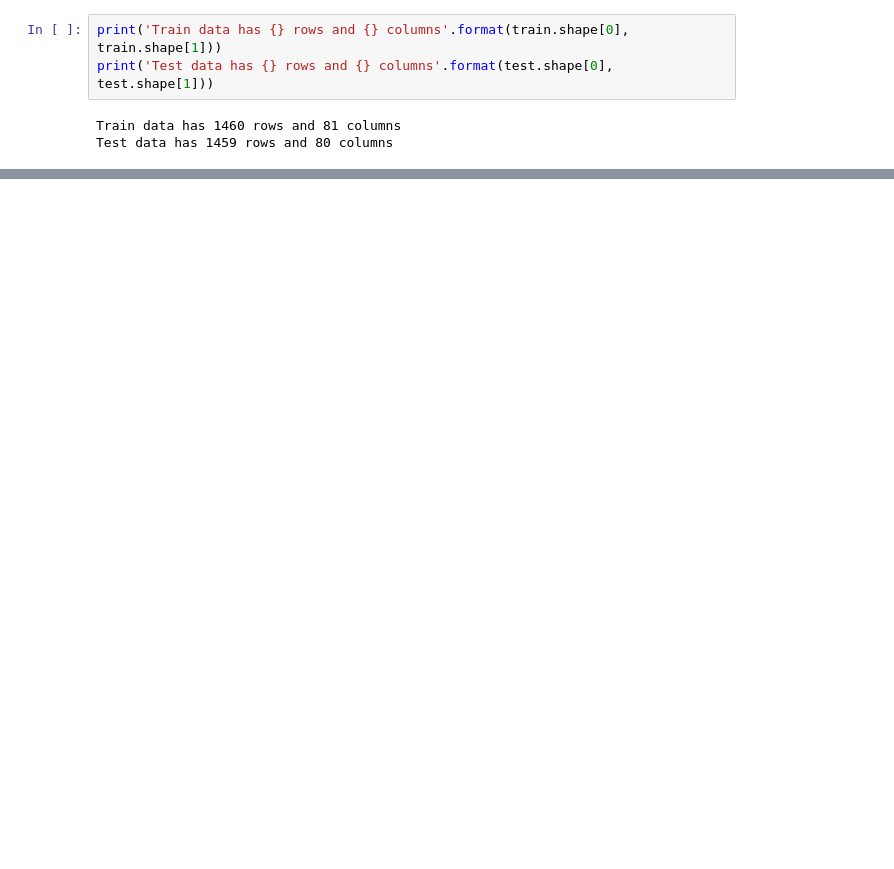
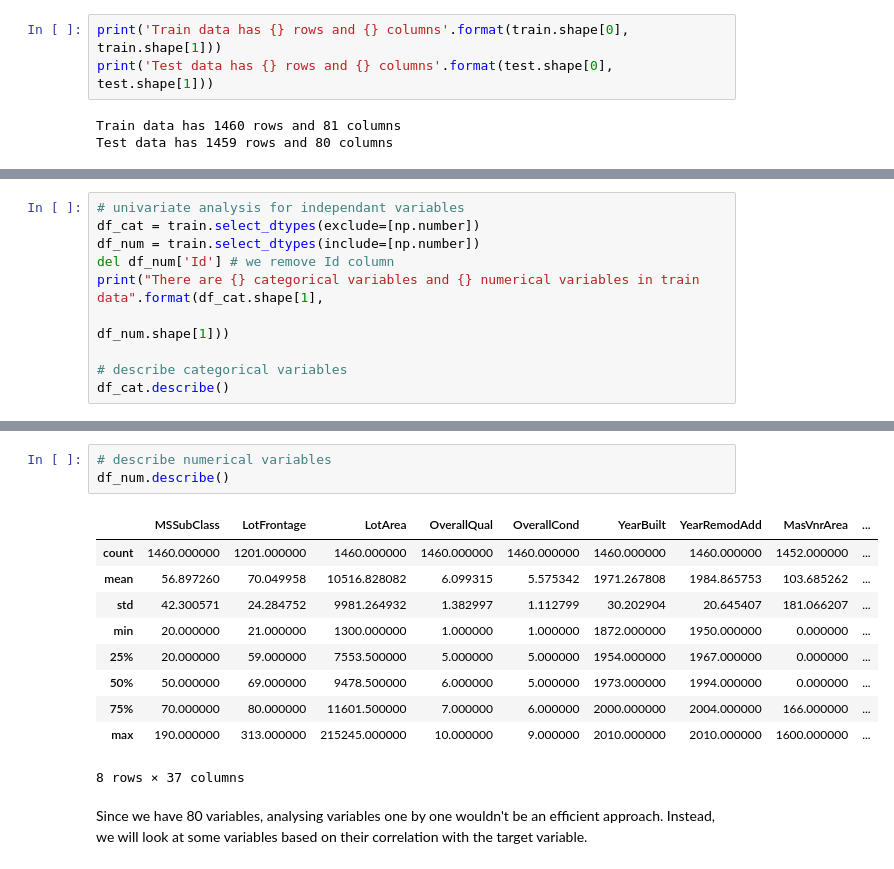
Before and after one commit to cyuss/house_prices, a Jupyter notebook: notebooks/exploration.ipynb, the cells around one changed output, grey strips where cells are left out. Saved outputs shown, nothing was run; the diff lists cells and outputs as text; blank space fills up the shorter version.

```diff
--- a/notebooks/exploration.ipynb
+++ b/notebooks/exploration.ipynb
@@ -51,0 +147,10 @@ Index(['LotFrontage', 'Alley', 'MasVnrType', 'MasVnrArea', 'BsmtQual',
+# %%
+# univariate analysis for independant variables
+df_cat = train.select_dtypes(exclude=[np.number])
+df_num = train.select_dtypes(include=[np.number])
+del df_num['Id'] # we remove Id column
+print("There are {} categorical variables and {} numerical variables in train data".format(df_cat.shape[1],
+                                                                                           df_num.shape[1]))
+
+# describe categorical variables
+df_cat.describe()
@@ -51,0 +165,16 @@ Index(['LotFrontage', 'Alley', 'MasVnrType', 'MasVnrArea', 'BsmtQual',
+# %%
+# describe numerical variables
+df_num.describe()
+# %% [output]
+|  | MSSubClass | LotFrontage | LotArea | OverallQual | OverallCond | YearBuilt | YearRemodAdd | MasVnrArea | ... |
+| count | 1460.000000 | 1201.000000 | 1460.000000 | 1460.000000 | 1460.000000 | 1460.000000 | 1460.000000 | 1452.000000 | ... |
+| mean | 56.897260 | 70.049958 | 10516.828082 | 6.099315 | 5.575342 | 1971.267808 | 1984.865753 | 103.685262 | ... |
+| std | 42.300571 | 24.284752 | 9981.264932 | 1.382997 | 1.112799 | 30.202904 | 20.645407 | 181.066207 | ... |
+| min | 20.000000 | 21.000000 | 1300.000000 | 1.000000 | 1.000000 | 1872.000000 | 1950.000000 | 0.000000 | ... |
+| 25% | 20.000000 | 59.000000 | 7553.500000 | 5.000000 | 5.000000 | 1954.000000 | 1967.000000 | 0.000000 | ... |
+| 50% | 50.000000 | 69.000000 | 9478.500000 | 6.000000 | 5.000000 | 1973.000000 | 1994.000000 | 0.000000 | ... |
+| 75% | 70.000000 | 80.000000 | 11601.500000 | 7.000000 | 6.000000 | 2000.000000 | 2004.000000 | 166.000000 | ... |
+| max | 190.000000 | 313.000000 | 215245.000000 | 10.000000 | 9.000000 | 2010.000000 | 2010.000000 | 1600.000000 | ... |
+8 rows × 37 columns
+# %% [markdown]
+Since we have 80 variables, analysing variables one by one wouldn't be an efficient approach. Instead, we will look at some variables based on their correlation with the target variable.
```
Also changed, not shown: parts of 24 cells of this notebook.
